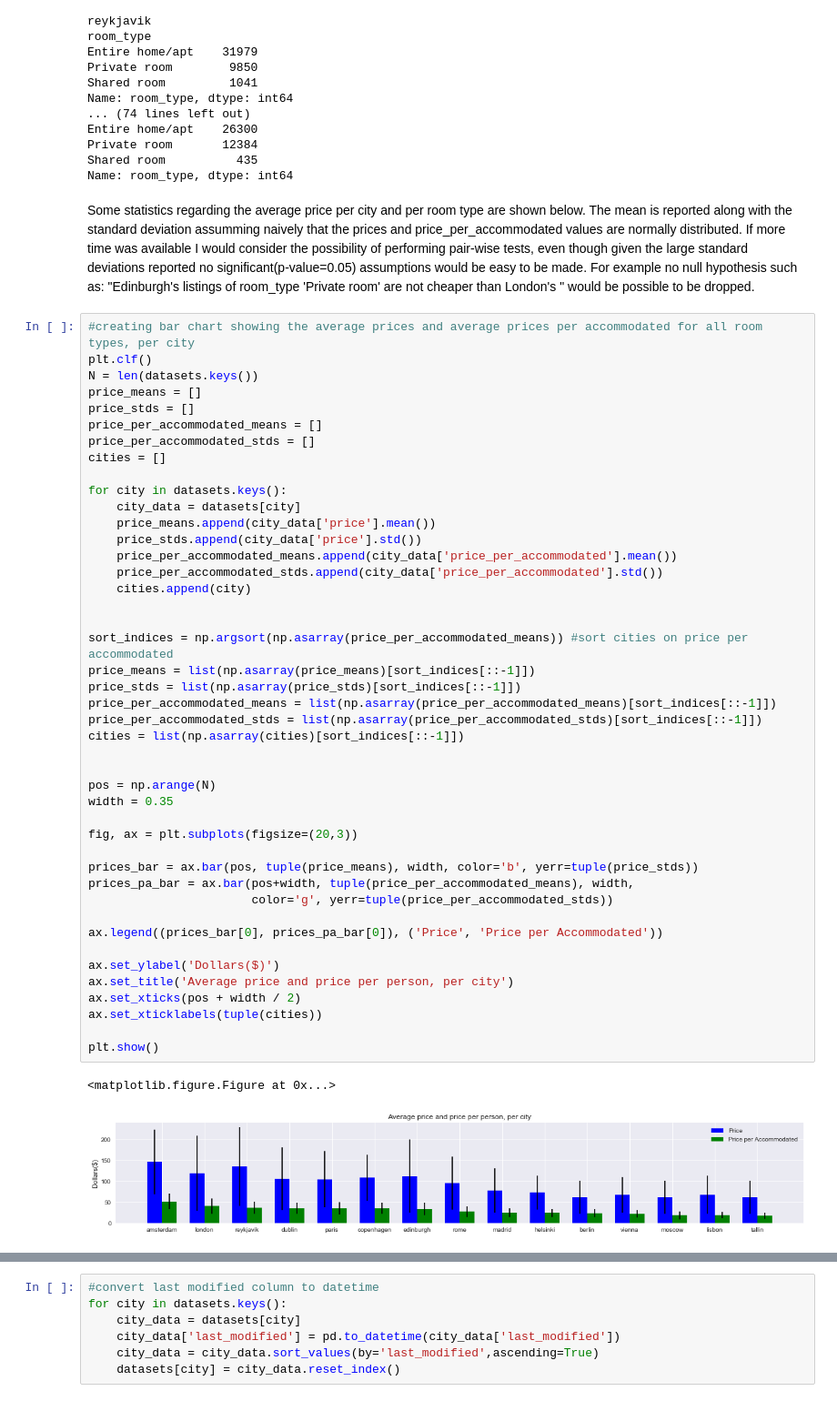
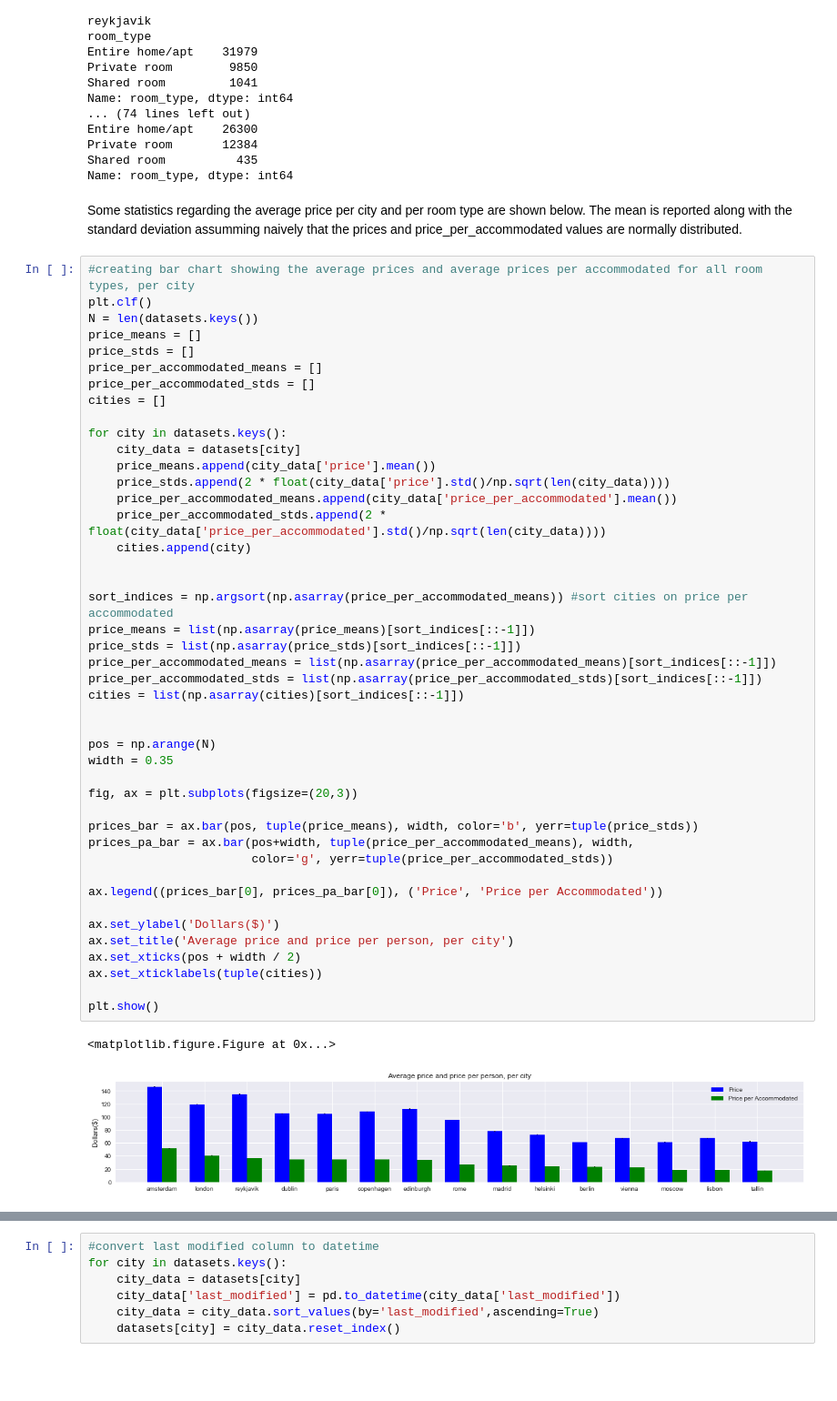
Before and after one commit to and92reas/AirBnB-Data-Analysis, a Jupyter notebook: processing.ipynb, the cells around one changed output, grey strips where cells are left out. Shown at 91% size. Cells and saved outputs as stored; diff of their text form; blank space fills up the shorter version.

```diff
--- a/processing.ipynb
+++ b/processing.ipynb
@@ -501,8 +497,7 @@ Private room       12384
 Shared room          435
 Name: room_type, dtype: int64
 # %% [markdown]
-Some statistics regarding the average price per city and per room type are shown below. The mean is reported along with the standard deviation assumming naively that the prices and price_per_accommodated values are normally distributed. If  more time was available I would consider the possibility of performing pair-wise tests, even though given the large standard deviations reported no significant(p-value=0.05) assumptions would be easy to be made.
-For example no null hypothesis such as: "Edinburgh's listings of room_type 'Private room' are not cheaper than London's " would be possible to be dropped.
+Some statistics regarding the average price per city and per room type are shown below. The mean is reported along with the standard deviation assumming naively that the prices and price_per_accommodated values are normally distributed.
 # %%
 #creating bar chart showing the average prices and average prices per accommodated for all room types, per city
 plt.clf()
@@ -516,37 +511,37 @@ cities = []
 for city in datasets.keys():
     city_data = datasets[city]
     price_means.append(city_data['price'].mean())
-    price_stds.append(city_data['price'].std())
+    price_stds.append(2 * float(city_data['price'].std()/np.sqrt(len(city_data))))
     price_per_accommodated_means.append(city_data['price_per_accommodated'].mean())
-    price_per_accommodated_stds.append(city_data['price_per_accommodated'].std())
+    price_per_accommodated_stds.append(2 * float(city_data['price_per_accommodated'].std()/np.sqrt(len(city_data))))
     cities.append(city)
 
 
 sort_indices = np.argsort(np.asarray(price_per_accommodated_means)) #sort cities on price per accommodated
 price_means = list(np.asarray(price_means)[sort_indices[::-1]])
 price_stds = list(np.asarray(price_stds)[sort_indices[::-1]])
 price_per_accommodated_means = list(np.asarray(price_per_accommodated_means)[sort_indices[::-1]])
 price_per_accommodated_stds = list(np.asarray(price_per_accommodated_stds)[sort_indices[::-1]])
 cities = list(np.asarray(cities)[sort_indices[::-1]])
 
 
 pos = np.arange(N)
 width = 0.35
 
 fig, ax = plt.subplots(figsize=(20,3))
 
 prices_bar = ax.bar(pos, tuple(price_means), width, color='b', yerr=tuple(price_stds))
 prices_pa_bar = ax.bar(pos+width, tuple(price_per_accommodated_means), width,
                        color='g', yerr=tuple(price_per_accommodated_stds))
 
 ax.legend((prices_bar[0], prices_pa_bar[0]), ('Price', 'Price per Accommodated'))
 
 ax.set_ylabel('Dollars($)')
 ax.set_title('Average price and price per person, per city')
 ax.set_xticks(pos + width / 2)
 ax.set_xticklabels(tuple(cities))
 
 plt.show()
 # %% [output]
 <matplotlib.figure.Figure at 0x...>
-[figure, old version]
+[figure, new version]
```
Also changed, not shown: parts of 13 cells of this notebook.
